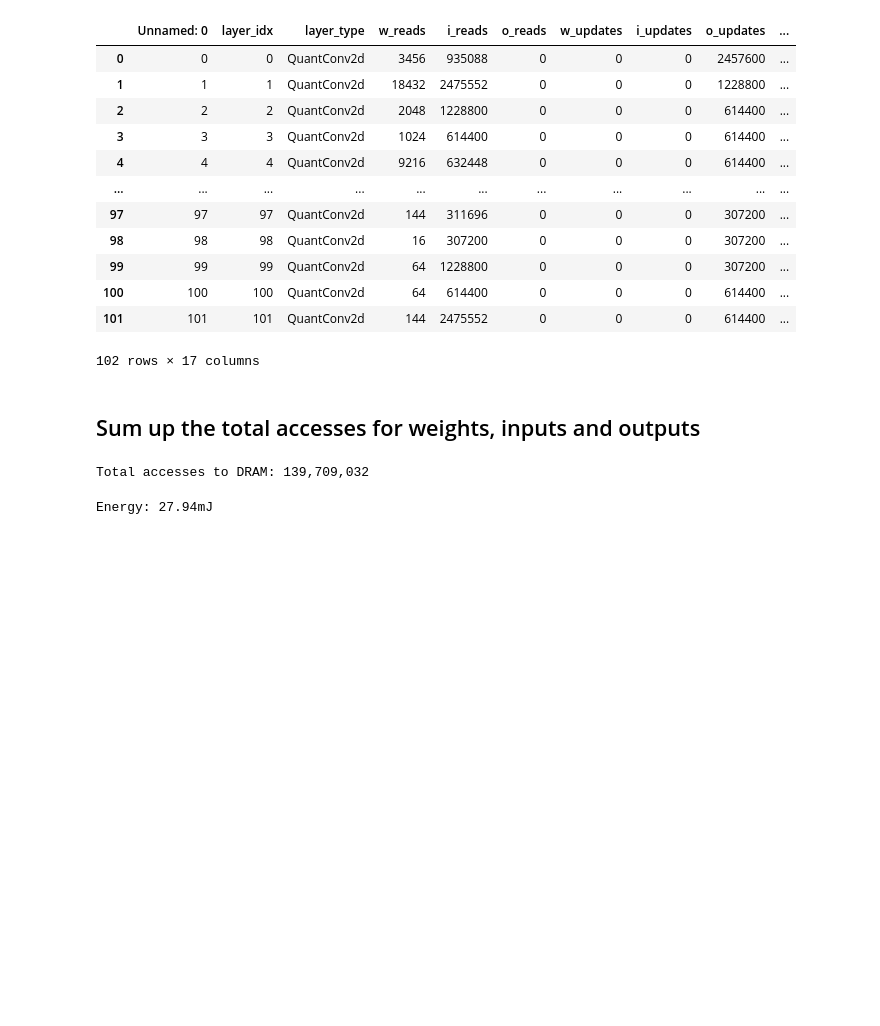
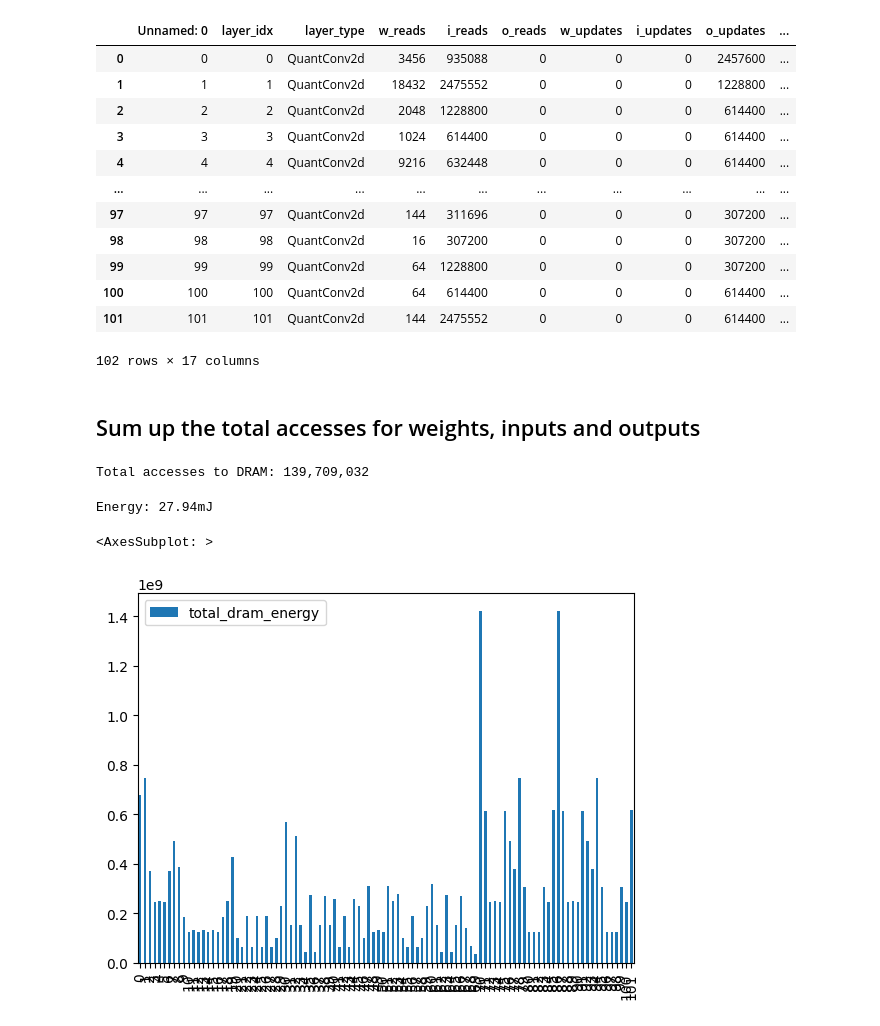
Before and after one commit to itiv-kit/dnn-model-exploration, a Jupyter notebook: evaluation_scripts/dram_accesses.ipynb, the cells around one changed output. Drawn from its saved outputs; the diff is of its cells as text; code cells hidden in the pictures; blank space fills up the shorter version.

```diff
--- a/evaluation_scripts/dram_accesses.ipynb
+++ b/evaluation_scripts/dram_accesses.ipynb
@@ -40,3 +40,8 @@ energy = energy / 1_000_000_000
 print(f"Energy: {energy:,.2f}mJ")
 # %% [output]
 Energy: 27.94mJ
+# %%
+df.plot(kind='bar', y='total_dram_energy',  use_index=True)
+# %% [output]
+<AxesSubplot: >
+[figure, added]
```
